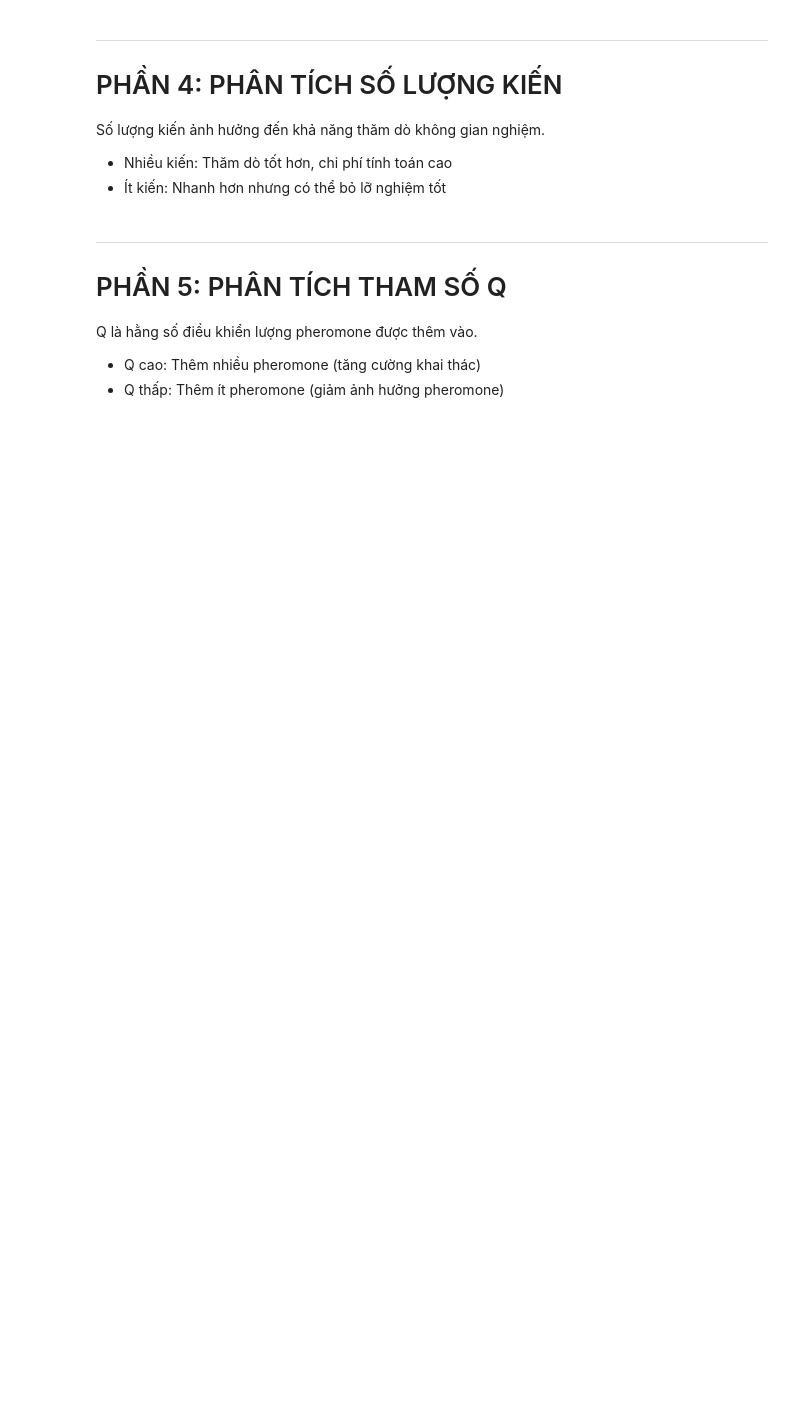
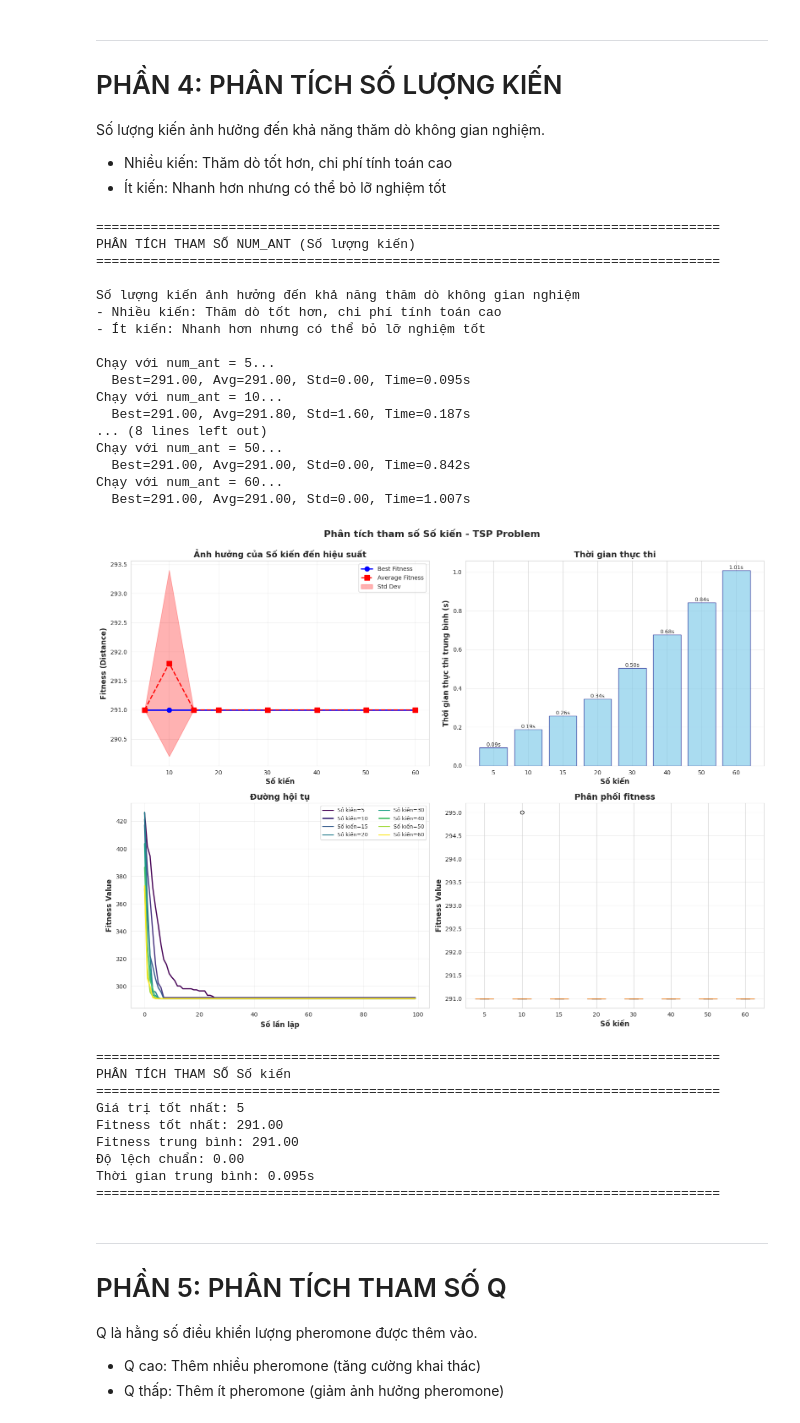
Before and after one commit to p1neapplechoco/search-algo, a Jupyter notebook: notebooks/aco_parameters.ipynb, the cells around one changed output. Saved outputs shown, nothing was run; the diff lists cells and outputs as text; code cells hidden in the pictures; blank space fills up the shorter version.

```diff
--- a/notebooks/aco_parameters.ipynb
+++ b/notebooks/aco_parameters.ipynb
@@ -569,3 +450,78 @@ plot_3d_surface(ant_range, alpha_range, grid, 'Số kiến', 'Alpha', 'so_kien')
+# %%
+print("="*80)
+print("PHÂN TÍCH THAM SỐ NUM_ANT (Số lượng kiến)")
+print("="*80)
+print("\nSố lượng kiến ảnh hưởng đến khả năng thăm dò không gian nghiệm")
+print("- Nhiều kiến: Thăm dò tốt hơn, chi phí tính toán cao")
+print("- Ít kiến: Nhanh hơn nhưng có thể bỏ lỡ nghiệm tốt\n")
+
+# Test different num_ant values
+ant_values = [5, 10, 15, 20, 30, 40, 50, 60]
+ant_results = []
+num_runs = 5
+
+for num_ant in ant_values:
+    print(f"Chạy với num_ant = {num_ant}...")
+
+    best_fitnesses = []
+    convergence_histories = []
+    execution_times = []
+
+    for run in range(num_runs):
+        aco = AntColonyOptimizer(cities, num_ant=num_ant, iter=100, alpha=1.0, beta=2.0, rho=0.5, Q=100)
+        aco.distance_matrix = distance_matrix
+        aco.zeta = np.where(distance_matrix > 0, 1.0 / distance_matrix, 0)
+
+        start_time = time.time()
+        _, best = aco.run(verbose=False)
+        end_time = time.time()
+
+        best_fitnesses.append(best)
+        convergence_histories.append(aco.best_fitness_history)
+        execution_times.append(end_time - start_time)
+
+    ant_results.append({
+        'Số kiến': num_ant,
+        'best_fitness': np.min(best_fitnesses),
+        'avg_fitness': np.mean(best_fitnesses),
+        'std_fitness': np.std(best_fitnesses),
+        'convergence_history': convergence_histories,
+        'avg_time': np.mean(execution_times),
+        'all_best_fitnesses': best_fitnesses
+    })
+
+    print(f"  Best={ant_results[-1]['best_fitness']:.2f}, Avg={ant_results[-1]['avg_fitness']:.2f}, Std={ant_results[-1]['std_fitness']:.2f}, Time={ant_results[-1]['avg_time']:.3f}s")
+
+# Analyze using FA-style visualization
+analyze_parameter_impact('Số kiến', ant_values, ant_results, 'num_ant')
+# %% [output]
+================================================================================
+PHÂN TÍCH THAM SỐ NUM_ANT (Số lượng kiến)
+================================================================================
+
+Số lượng kiến ảnh hưởng đến khả năng thăm dò không gian nghiệm
+- Nhiều kiến: Thăm dò tốt hơn, chi phí tính toán cao
+- Ít kiến: Nhanh hơn nhưng có thể bỏ lỡ nghiệm tốt
+
+Chạy với num_ant = 5...
+  Best=291.00, Avg=291.00, Std=0.00, Time=0.095s
+Chạy với num_ant = 10...
+  Best=291.00, Avg=291.80, Std=1.60, Time=0.187s
+... (8 lines left out)
+Chạy với num_ant = 50...
+  Best=291.00, Avg=291.00, Std=0.00, Time=0.842s
+Chạy với num_ant = 60...
+  Best=291.00, Avg=291.00, Std=0.00, Time=1.007s
+[figure, added]
+================================================================================
+PHÂN TÍCH THAM SỐ Số kiến
+================================================================================
+Giá trị tốt nhất: 5
+Fitness tốt nhất: 291.00
+Fitness trung bình: 291.00
+Độ lệch chuẩn: 0.00
+Thời gian trung bình: 0.095s
+================================================================================
 # %% [markdown]
 ---
 # PHẦN 5: PHÂN TÍCH THAM SỐ Q
```
Also changed, not shown: parts of 14 cells of this notebook, 1 other file.
